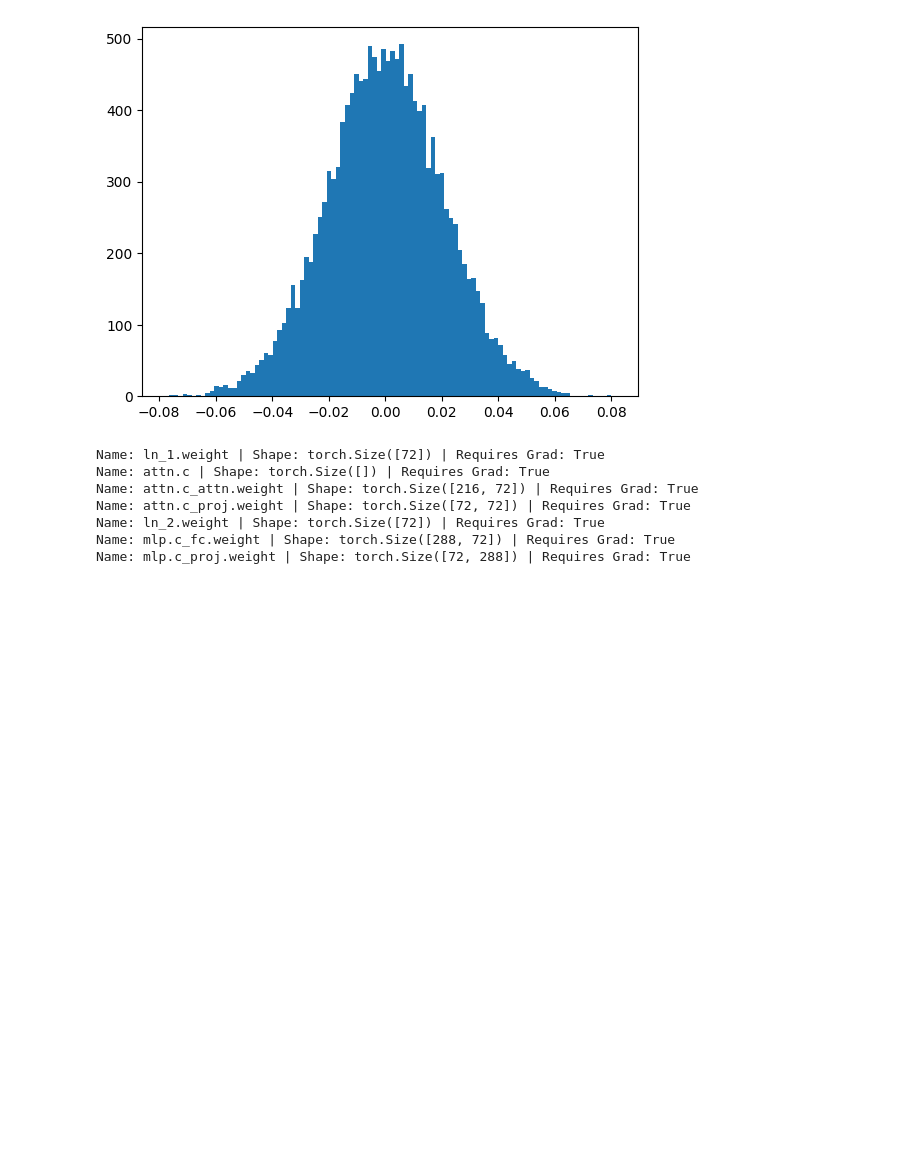
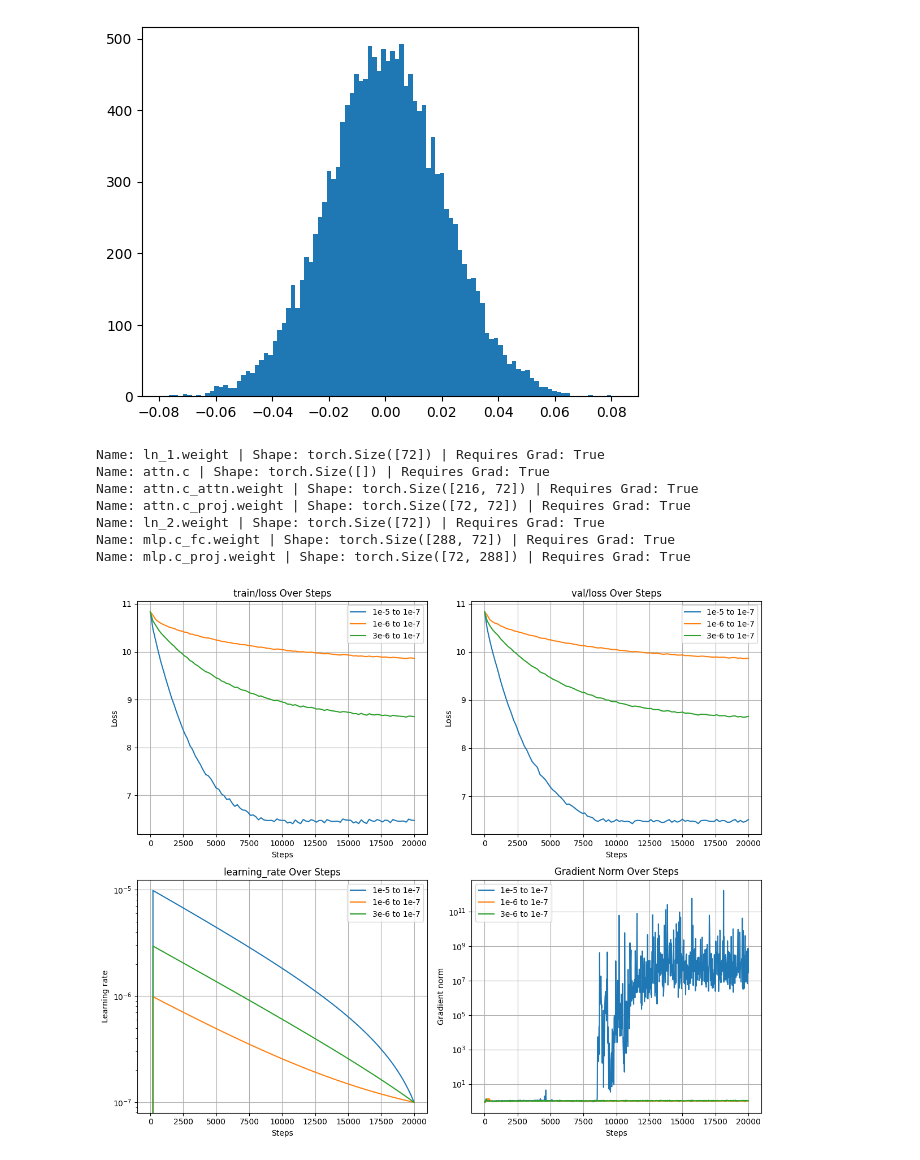
Before and after one commit to Alex2034/nanoGPT, a Jupyter notebook: exp.ipynb, the cells around one changed output. Drawn from its saved outputs; the diff is of its cells as text; code cells hidden in the pictures; blank space fills up the shorter version.

```diff
--- a/exp.ipynb
+++ b/exp.ipynb
@@ -78,0 +118,41 @@ Name: mlp.c_proj.weight | Shape: torch.Size([72, 288]) | Requires Grad: True
+# %%
+metrics = ['train/loss', 'val/loss', 'learning_rate', 'Gradient Norm']
+# exp_names = ['lr: 1e-4 to 1e-7',
+#              'lr: 1e-7 to 1e-8',
+#              'lr: 1e-6 to 1e-7',
+#              'lr: 1e-5 to 1e-6']
+
+exp_names = ['1e-5 to 1e-7', '1e-6 to 1e-7', '3e-6 to 1e-7']
+
+# exp_names = ['lr: 1e-6 to 1e-7',
+#              'original']
+
+fig, axs = plt.subplots(2, 2, figsize=(12, 10))  # Create a 2x2 grid
+
+# Flatten the axs array for easy iteration
+axs = axs.ravel()
+
+# Loop over each metric and create a plot
+for i, metric in enumerate(metrics):
+    ax = axs[i]
+
+    for (experiment, data), e in zip(experiment_data.items(), exp_names):
+        if metric in data:
+            steps = data[metric]['steps']
+            values = data[metric]['values']
+            ax.plot(steps, values, label=e)
+
+    if not 'loss' in metric:
+        ax.set_yscale('log')  # Set y-axis to logarithmic scale
+    ax.set_xlabel('Steps')
+    # ax.set_xlim([0, 1.1*max(steps)])
+    ax.set_ylabel(metric.split('/')[-1].replace('_', ' ').capitalize())  # Clean y-axis label
+    ax.set_title(f'{metric} Over Steps')
+    ax.grid(True)  # Add grid
+    ax.legend()
+
+plt.tight_layout()
+plt.savefig('runs.jpg')
+plt.show()
+# %% [output]
+[figure, added]
```
Also changed, not shown: parts of 2 cells of this notebook, 5 other files.
